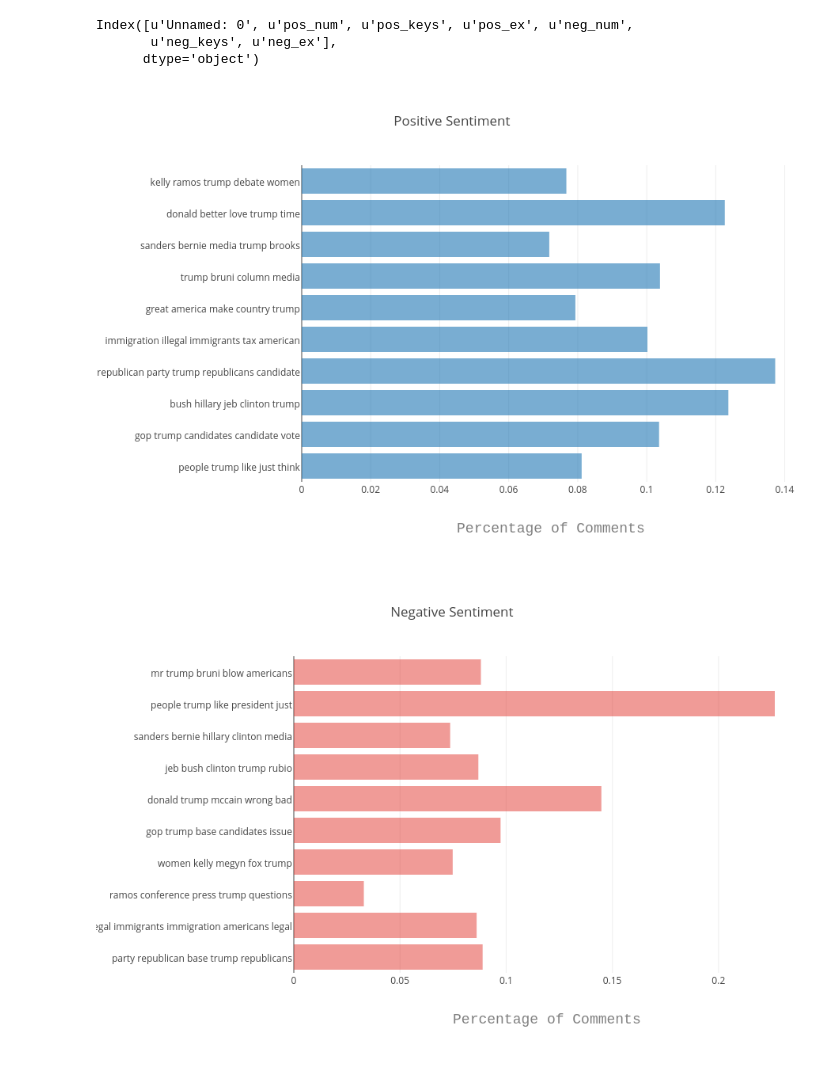
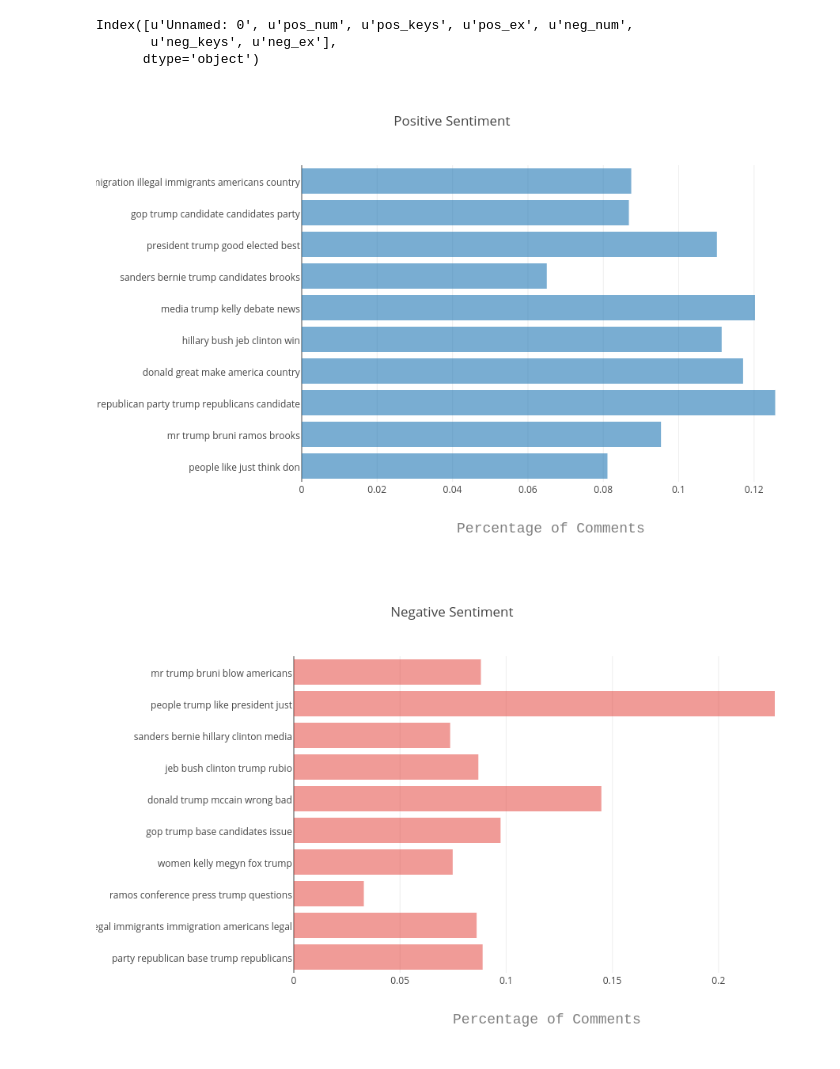
Before and after one commit to PeggyFan/Project, a Jupyter notebook: old_notebooks/Graphs.ipynb, the cells around one changed output. Saved outputs shown, nothing was run; the diff lists cells and outputs as text; code cells hidden in the pictures.

```diff
--- a/old_notebooks/Graphs.ipynb
+++ b/old_notebooks/Graphs.ipynb
@@ -338,7 +338,7 @@ py.iplot(fig, validate=False, filename='biden_neg')
 # %% [output]
 [figure]
 # %%
-data = pd.read_csv('data/trump_topics.csv')
+data = pd.read_csv('../data/trump_topics.csv')
 data.columns
 # %% [output]
 Index([u'Unnamed: 0', u'pos_num', u'pos_keys', u'pos_ex', u'neg_num',
@@ -357,9 +357,9 @@ data['neg_ex1'] = data['neg_ex'].apply(lambda x: add_newline(x))
 # %%
 data = Data([
     Bar(
-        y=data['trump_pos_keys'],
+        y=data['pos_keys'],
         x=data['pos_percent'],
-        text=data['trump_pos_ex1'],
+        text=data['pos_ex1'],
         orientation = 'h',
         opacity=0.6,
     )
@@ -371,34 +371,34 @@ layout = Layout(
     xaxis=XAxis(
         title='Percentage of Comments',
         titlefont=Font(
             family='Courier New, monospace',
             size=18,
             color='#7f7f7f'
         )
     ),
     width=900,
     height=600,
     margin=Margin( # set frame to plotting area margins
         t=100,     #   top,
         b=100,     #   bottom,
         l=260,      #   left,
         r=10       #   right
     ),
 
     yaxis=YAxis(
         title='',
         titlefont=Font(
             family='Courier New, monospace',
             size=18,
             color='#7f7f7f'
         )
     )
 )
 
 fig = Figure(data=data, layout=layout)
 py.iplot(fig, validate=False, filename='trump_pos')
 # %% [output]
-[figure, old version]
+[figure, new version]
 # %%
 data = Data([
     Bar(
```
Also changed, not shown: 14 other files.
